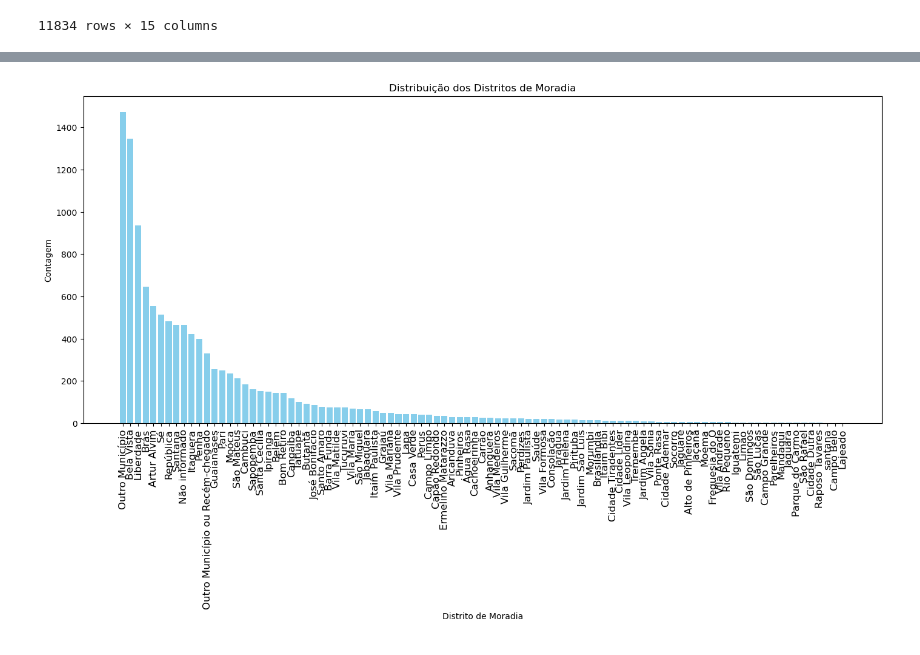
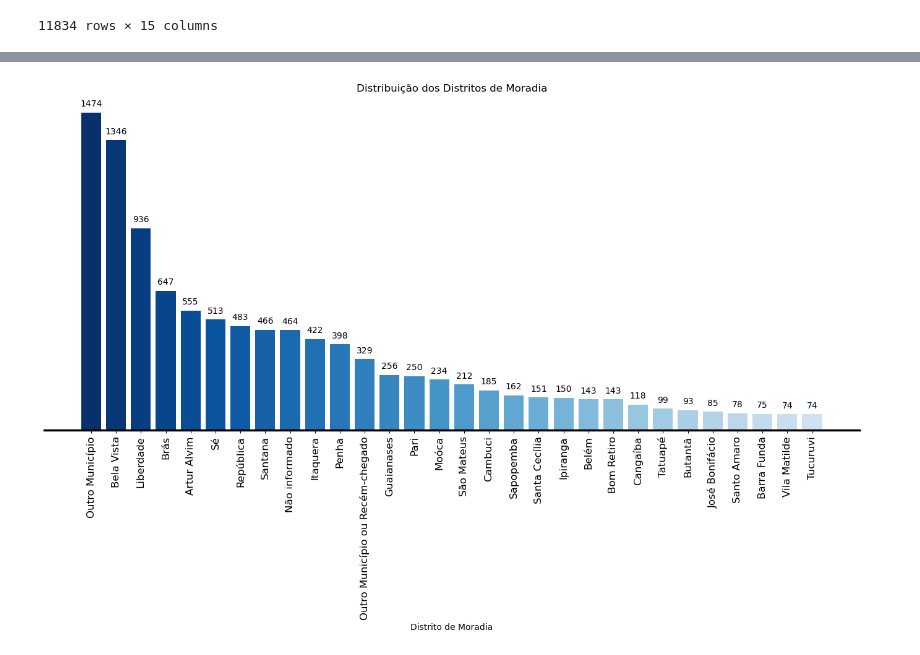
Before and after one commit to VictorHugo11/analise_imigrante, a Jupyter notebook: imigrantes.ipynb, the cells around one changed output, grey strips where cells are left out. Cells and saved outputs as stored; diff of their text form; code cells hidden in the pictures.

```diff
--- a/imigrantes.ipynb
+++ b/imigrantes.ipynb
@@ -168,21 +276,41 @@ plt.show()
 # %%
-# Extrair distritos e contagens
-distritos = [item[0] for item in distrito_moradia]
-contagens = [item[1] for item in distrito_moradia]
+distritos = [item[0] for item in distrito_moradia[:30]]
+contagens = [item[1] for item in distrito_moradia[:30]]
 
-# Plotar o gráfico de barras
+#plt.figure(figsize=(17, 7))
+#bars = plt.bar(distritos, contagens, color='skyblue')
+
+#plt.xticks(rotation=90, fontsize=12)
+
+#plt.xlabel('Distrito de Moradia')
+#plt.ylabel('Contagem')
+#plt.title('Distribuição dos Distritos de Moradia')
+
+#plt.show()
+
+contagens_invertidas = contagens[::-1]
+cores_invertidas = cores_hex[::-1]
+
 plt.figure(figsize=(17, 7))
-bars = plt.bar(distritos, contagens, color='skyblue')
+bars = plt.bar(distritos, contagens, color=cores_invertidas)  # Usar as cores invertidas
 
-# Rotacionar os rótulos do eixo x
 plt.xticks(rotation=90, fontsize=12)
 
-# Adicionar rótulos e título
 plt.xlabel('Distrito de Moradia')
-plt.ylabel('Contagem')
+#plt.ylabel('Contagem')
 plt.title('Distribuição dos Distritos de Moradia')
 
-# Exibir o gráfico
+for i, bar in enumerate(bars):
+    plt.text(bar.get_x() + bar.get_width() / 2, bar.get_height() + 20, str(contagens[i]),
+             ha='center', va='bottom', fontsize=10, color='black')
+
+plt.gca().spines['bottom'].set_linewidth(2.5)
+
+for axis in ['top', 'right', 'left']:
+    plt.gca().spines[axis].set_color(None)
+
+plt.gca().tick_params(axis='y', labelleft=False, left=None)
+
 plt.show()
 # %% [output]
-[figure, old version]
+[figure, new version]
```
Also changed, not shown: parts of 14 cells of this notebook.
